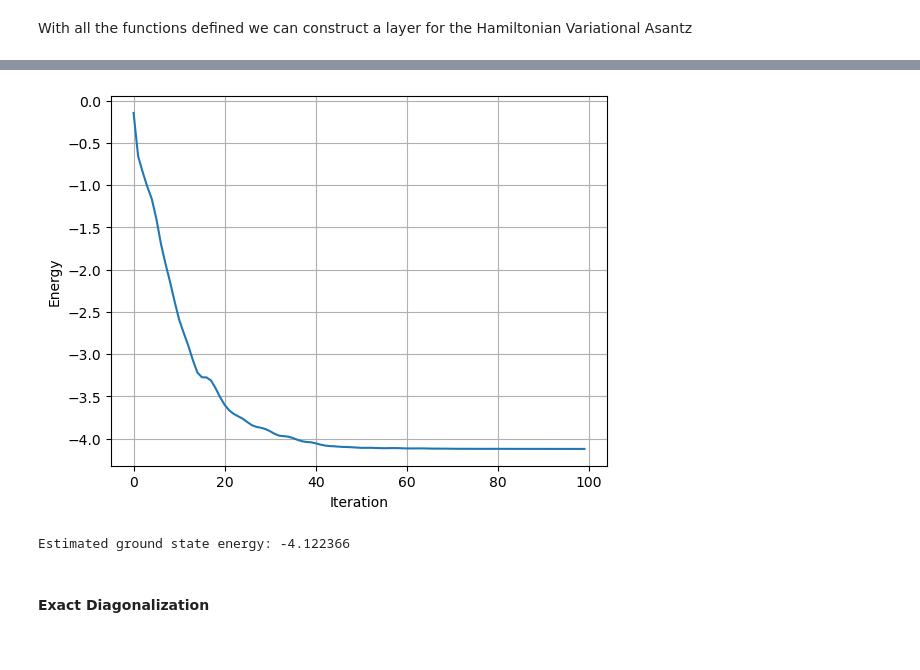
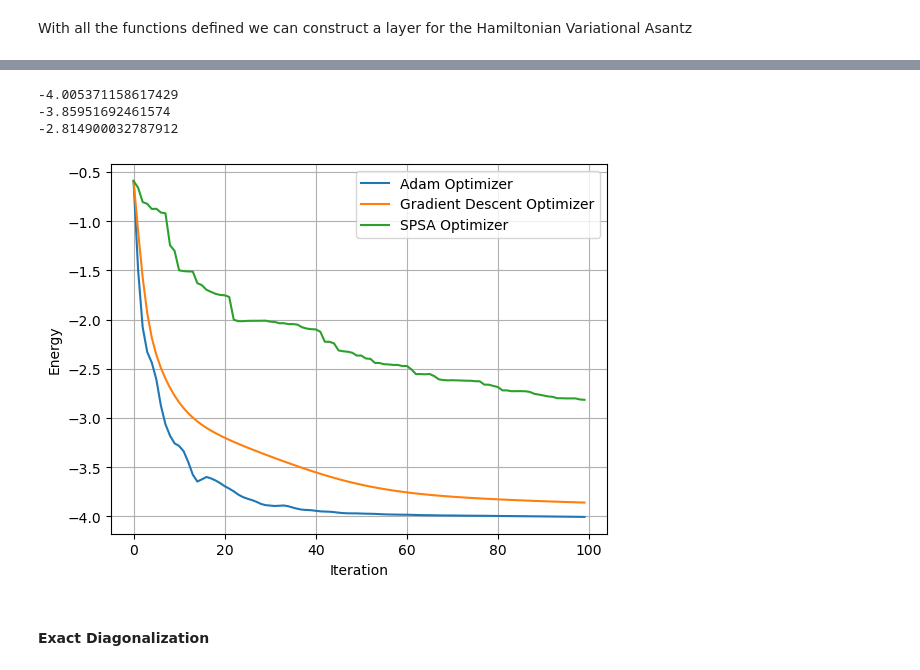
Before and after one commit to PabloAndagana/Fermi-Hubbard-VQE, a Jupyter notebook: Fermi_Hubbard_VQE.ipynb, the cells around one changed output, grey strips where cells are left out. Saved outputs shown, nothing was run; the diff lists cells and outputs as text; code cells hidden in the pictures.

Commit message:
Add optimizers

```diff
--- a/Fermi_Hubbard_VQE.ipynb
+++ b/Fermi_Hubbard_VQE.ipynb
@@ -38,9 +38,8 @@ where $\theta$ is a variational parameter. This term can be implemented using a
 The operators define the sequence of gates used in implementation.
 # %%
 def onsite_interaction(q_i,q_j,theta):
-    qml.GlobalPhase(theta / 4)
-    qml.RZ( theta / 2, wires=q_i)
-    qml.RZ(theta / 2, wires=q_j)
+    qml.RZ( -theta / 2, wires=q_i)
+    qml.RZ(-theta / 2, wires=q_j)
     qml.IsingZZ(theta/ 2, wires=[q_i, q_j])
 # %% [markdown]
 Hopping term
@@ -121,8 +135,7 @@ def prepare_initial_state_givens():
 # %%
 def prepare_initial_state():
-    prepare_initial_state_givens()
+    slater_state()
 
-# Cost circuit
 def circuit(params):
     #prec = 0.1
     #rand_angle = np.pi + prec*np.random.rand() #noise
@@ -142,36 +155,52 @@ def cost_fn(params):
     circuit(params)
     return qml.expval(hamiltonian)
 
-def run_vqe(max_steps=100):
+def run_vqe(max_steps=100, optimizer="adam"):
     np.random.seed(42)
     params = np.random.uniform(0, np.pi, size=(layers, 8))
-    opt = qml.AdamOptimizer(stepsize=0.1)
+
+    if optimizer == "adam":
+        opt = qml.AdamOptimizer(stepsize=0.1)
+    elif optimizer == "gd":
+        opt = qml.GradientDescentOptimizer(stepsize=0.1)
+    elif optimizer == "spsa":
+        opt = qml.SPSAOptimizer(maxiter=max_steps)
+    else:
+        raise ValueError("Optimizer not recognized.")
+
     energies = []
 
     for i in range(max_steps):
         params, energy = opt.step_and_cost(cost_fn, params)
         energies.append(energy)
 
-    plt.plot(energies)
-    plt.xlabel("Iteration")
-    plt.ylabel("Energy")
-    plt.grid()
-    plt.show()
-
-    #print("\nFinal Optimized Circuit:")
-    #fig, ax = qml.draw_mpl(cost_fn)(params)
-    #plt.show()
-
-    #print(circuit_state(params))
-    return energy
-
-
-
-ground_energy = run_vqe()
-print(f"Estimated ground state energy: {ground_energy:.6f}")
+    return energies
-# %% [output]
-[figure, removed]
-Estimated ground state energy: -4.122366
+# %%
+energies_adam = run_vqe(max_steps=100, optimizer="adam")
+energies_gd = run_vqe(max_steps=100, optimizer="gd")
+# %%
+energies_spsa = run_vqe(max_steps=100, optimizer="spsa")
+# %%
+print(energies_adam[99])
+print(energies_gd[99])
+print(energies_spsa[99])
+# %% [output]
+-4.005371158617429
+-3.85951692461574
+-2.814900032787912
+# %%
+import matplotlib.pyplot as plt
+
+plt.plot(energies_adam, label="Adam Optimizer")
+plt.plot(energies_gd, label="Gradient Descent Optimizer")
+plt.plot(energies_spsa, label="SPSA Optimizer")
+plt.xlabel("Iteration")
+plt.ylabel("Energy")
+plt.legend()
+plt.grid(True)
+plt.show()
+# %% [output]
+[figure, added]
 # %% [markdown]
 #### Exact Diagonalization
 # %%
```
Also changed, not shown: parts of 8 cells of this notebook.
